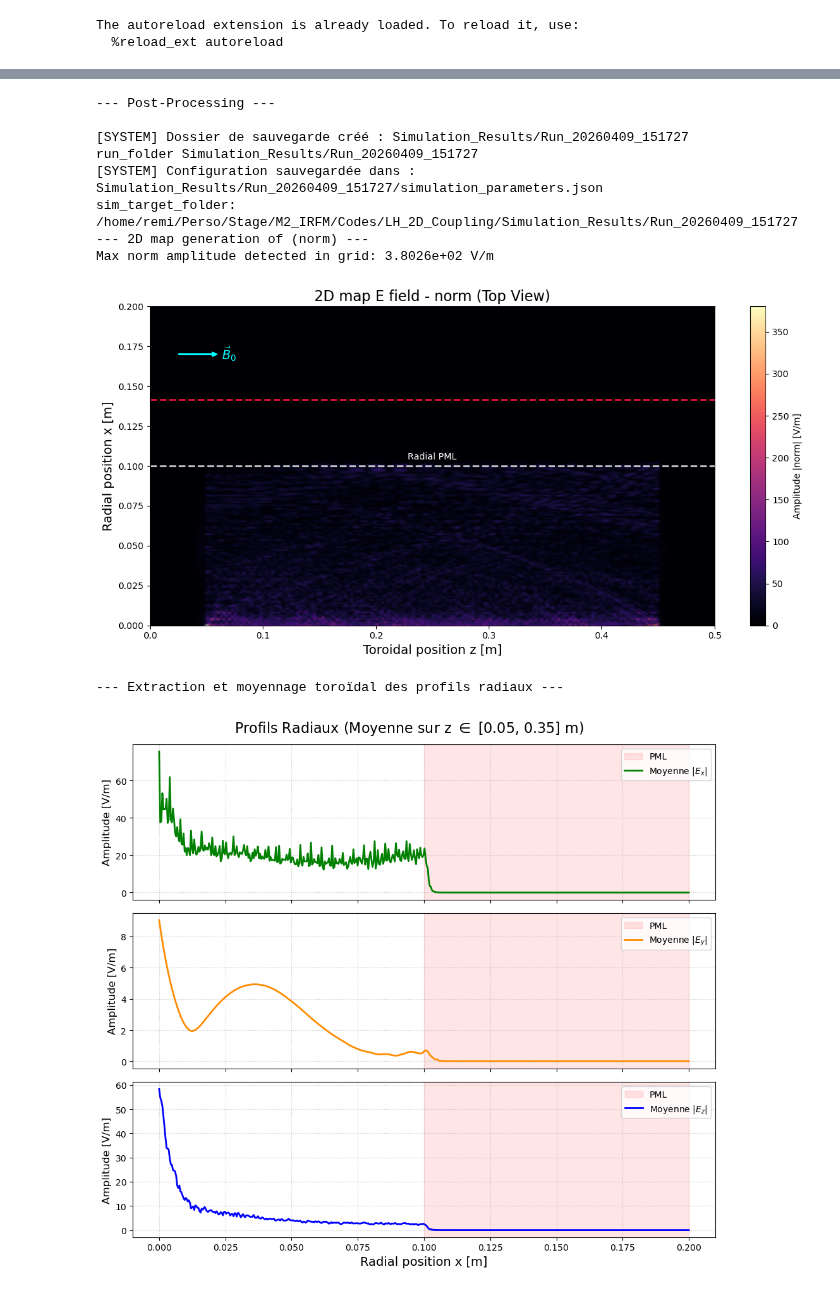
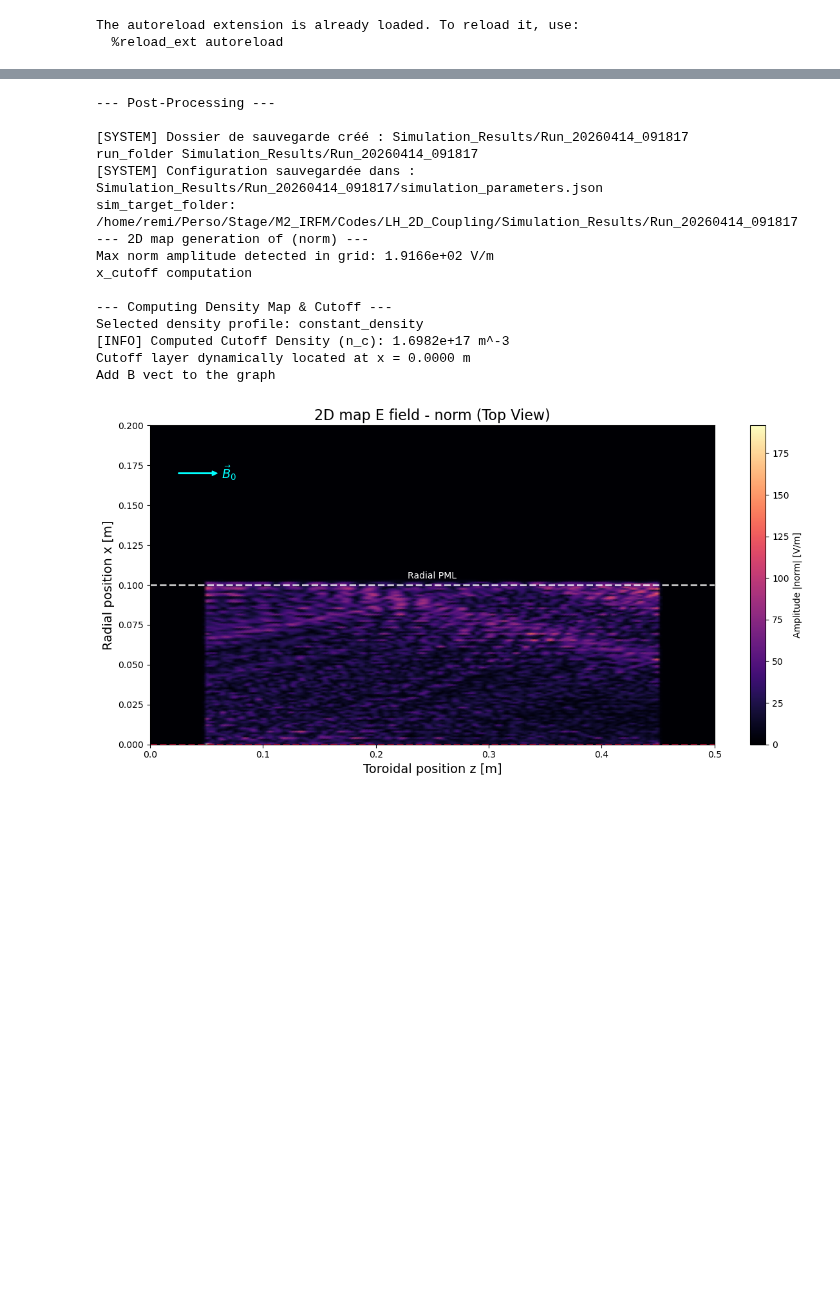
Before and after one commit to RemiBellon/LH_coupling_code_remi, a Jupyter notebook: LH_2D_Coupling/main_jupyter_2D_coupling_V2.ipynb, the cells around one changed output, grey strips where cells are left out. Cells and saved outputs as stored; diff of their text form; code cells hidden in the pictures; blank space fills up the shorter version.

Commit message:
14/94/26: Commentaire et ajustement graph + prototype code comparaison 1D/2D

```diff
--- a/LH_2D_Coupling/main_jupyter_2D_coupling_V2.ipynb
+++ b/LH_2D_Coupling/main_jupyter_2D_coupling_V2.ipynb
@@ -93,31 +93,30 @@ solver.solve_system()
 # %%
 # 3. Post processing
 print("--- Post-Processing ---")
 
 
 run_folder = my_pp.setup_output_directory("Simulation_Results")
 print('run_folder', run_folder)
 my_pp.save_configuration(cfg.__dict__, run_folder)
 
 sim_target_folder = "/home/remi/Perso/Stage/M2_IRFM/Codes/LH_2D_Coupling/" + run_folder
 print('sim_target_folder: ', sim_target_folder)
 
-my_pp.plot_2d_map(solver, sim_target_folder, component ='norm', resolution=200)
-z_mid = cfg.DOMAIN['Lz_plasma'] / 2.0
-# my_pp.plot_radial_components(solver, z_target=z_mid)
-my_pp.plot_radial_components_averaged(solver, sim_target_folder)
-
-my_pp.plot_density_profile_2d(solver, sim_target_folder)
-my_pp.plot_b_field_2d(solver, sim_target_folder)
+my_pp.Plot_E_field_2D_Map(solver, sim_target_folder, component ='norm', resolution=200)
 # %% [output]
 --- Post-Processing ---
 
-[SYSTEM] Dossier de sauvegarde créé : Simulation_Results/Run_20260409_151727
-run_folder Simulation_Results/Run_20260409_151727
-[SYSTEM] Configuration sauvegardée dans : Simulation_Results/Run_20260409_151727/simulation_parameters.json
-sim_target_folder:  /home/remi/Perso/Stage/M2_IRFM/Codes/LH_2D_Coupling/Simulation_Results/Run_20260409_151727
+[SYSTEM] Dossier de sauvegarde créé : Simulation_Results/Run_20260414_091817
+run_folder Simulation_Results/Run_20260414_091817
+[SYSTEM] Configuration sauvegardée dans : Simulation_Results/Run_20260414_091817/simulation_parameters.json
+sim_target_folder:  /home/remi/Perso/Stage/M2_IRFM/Codes/LH_2D_Coupling/Simulation_Results/Run_20260414_091817
 --- 2D map generation of (norm) ---
-Max norm amplitude detected in grid: 3.8026e+02 V/m
+Max norm amplitude detected in grid: 1.9166e+02 V/m
+x_cutoff computation
+
+--- Computing Density Map & Cutoff ---
+Selected density profile: constant_density
+[INFO] Computed Cutoff Density (n_c): 1.6982e+17 m^-3
+Cutoff layer dynamically located at x = 0.0000 m
+Add B vect to the graph
-[figure, old version]
+[figure, new version]
---- Extraction et moyennage toroïdal des profils radiaux ---
-[figure, removed]
```
Also changed, not shown: parts of 5 cells of this notebook, 42 other files.
